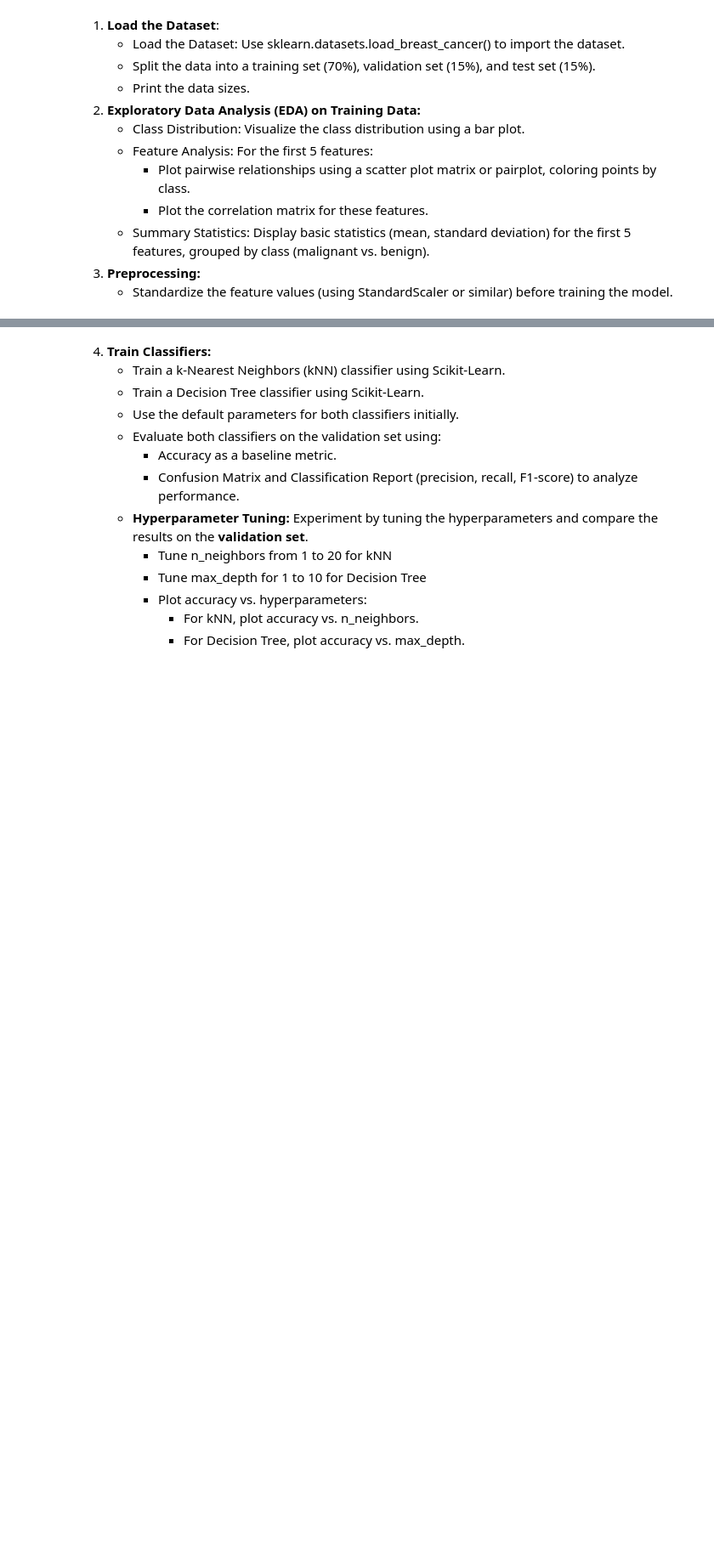
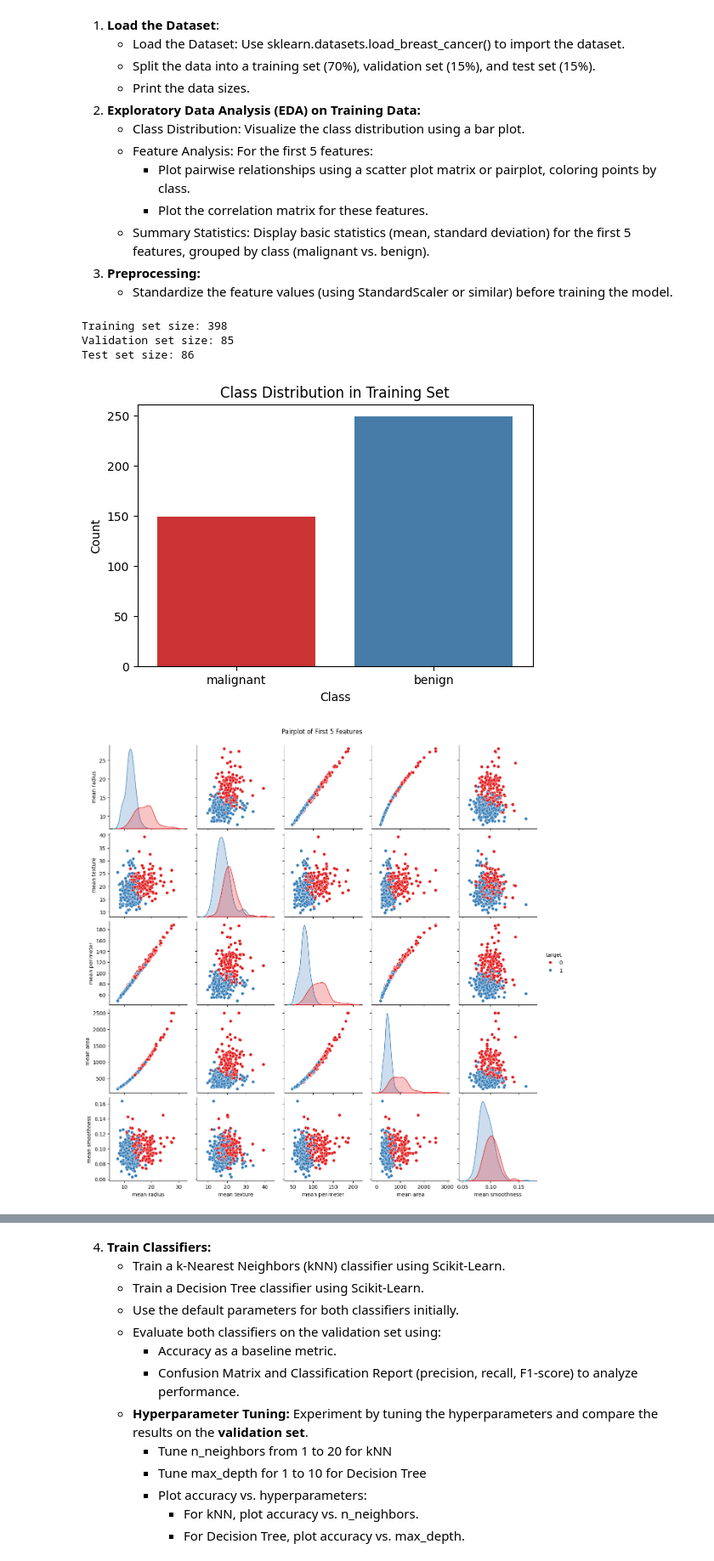
Before and after one commit to AhmadiJahid/CS512_HW1, a Jupyter notebook: CS512_Homework1.ipynb, the cells around one changed output, grey strips where cells are left out. Shown: that part at 85% size. Drawn from its saved outputs; the diff is of its cells as text; code cells hidden in the pictures; blank space fills up the shorter version.

Commit message:
bar plot, scatter-lpots and KDE, correlation matrix

```diff
--- a/CS512_Homework1.ipynb
+++ b/CS512_Homework1.ipynb
@@ -29,16 +29,81 @@ For this homework, you will use the Breast Cancer Wisconsin (Diagnostic) Dataset
 # %%
 from sklearn.datasets import load_breast_cancer
 from sklearn.model_selection import train_test_split
+import seaborn as sns
+import pandas as pd
+import matplotlib.pyplot as plt
 
 # Load the dataset
 data = load_breast_cancer()
+# Display the feature names (columns) of the dataset
+
+
+#print(type(data))
+#print(data.feature_names)
+#print("Shape of data:", data.data.shape)  # Features (instances, attributes)
+#print("Shape of target:", data.target.shape)
+
 X, y = data.data, data.target
+
+#print(X.shape, y.shape)
+
+
 
 # Split the data into training (70%), validation (15%), and test sets (15%)
 X_train, X_temp, y_train, y_temp = train_test_split(X, y, test_size=0.3, random_state=42)
 X_val, X_test, y_val, y_test = train_test_split(X_temp, y_temp, test_size=0.5, random_state=42)
 
 # Print the data sizes
 print(f'Training set size: {X_train.shape[0]}')
 print(f'Validation set size: {X_val.shape[0]}')
 print(f'Test set size: {X_test.shape[0]}')
+
+
+
+# Convert to DataFrame for easier manipulation
+df_train = pd.DataFrame(X_train, columns=data.feature_names)
+
+#print(df_train.columns)
+df_train['target'] = y_train
+
+#print(df_train.columns)
+
+# Class Distribution
+plt.figure(figsize=(6, 4))
+sns.countplot(x='target', data=df_train, hue='target', palette='Set1', legend=False)
+plt.title('Class Distribution in Training Set')
+plt.xlabel('Class')
+plt.ylabel('Count')
+plt.xticks(ticks=[0, 1], labels=data.target_names)
+
+plt.show()
+
+# Feature Analysis for the first 5 features
+features = data.feature_names[:5]
+
+#print(type(features))
+
+# Pairplot without legend
+pairplot = sns.pairplot(df_train, vars=features, hue='target', palette='Set1')
+
+# Remove the legend manually
+#pairplot._legend.remove()
+plt.suptitle('Pairplot of First 5 Features', y=1.02)
+plt.show()
+
+# Correlation Matrix
+corr_matrix = df_train[features].corr()
+plt.figure(figsize=(8, 6))
+sns.heatmap(corr_matrix, annot=True, cmap='coolwarm', vmin=-1, vmax=1)
+plt.title('Correlation Matrix of First 5 Features')
+plt.show()
+
+# Summary Statistics
+summary_stats = df_train.groupby('target')[features].agg(['mean', 'std'])
+print(summary_stats)
+# %% [output]
+Training set size: 398
+Validation set size: 85
+Test set size: 86
+[figure, added]
+[figure, added]
```
Also changed, not shown: parts of 1 cell of this notebook.
